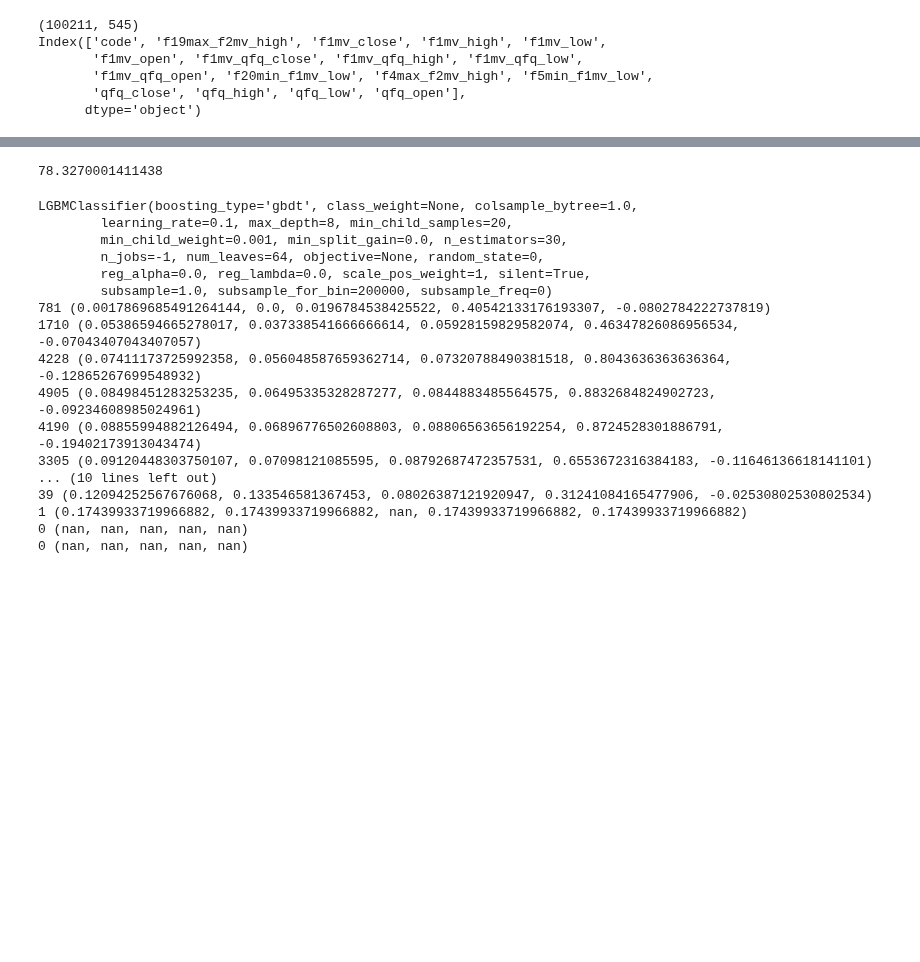
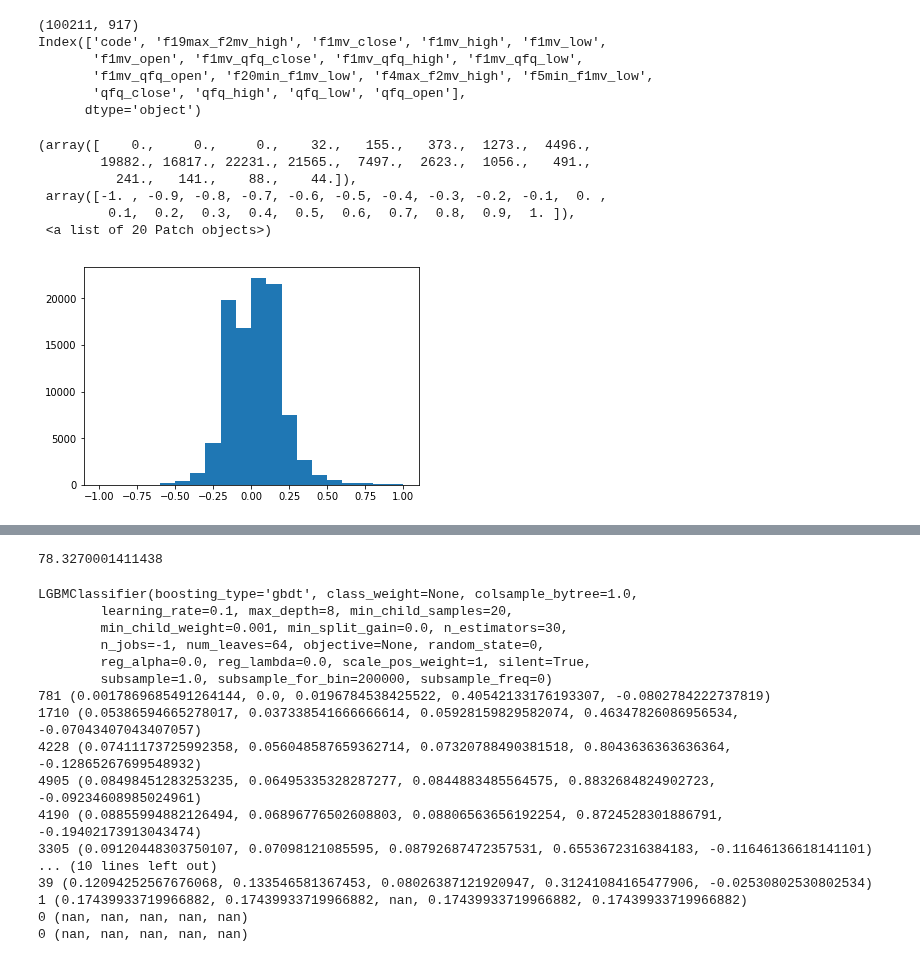
Before and after one commit to Bantorra0/Quant, a Jupyter notebook: test_clf.ipynb, the cells around one changed output, grey strips where cells are left out. Saved outputs shown, nothing was run; the diff lists cells and outputs as text; code cells hidden in the pictures; blank space fills up the shorter version.

```diff
--- a/test_clf.ipynb
+++ b/test_clf.ipynb
@@ -85,13 +85,21 @@ mean: -0.03967930902813974 median: -0.027656477438136817 std: 0.0419021171730216
 # %%
 print(X.shape)
 print(df_all.columns.difference(X.columns))
+plt.hist(Y["y_l"].dropna(),bins=np.arange(-10,11)*0.1)
 # %% [output]
-(100211, 545)
+(100211, 917)
 Index(['code', 'f19max_f2mv_high', 'f1mv_close', 'f1mv_high', 'f1mv_low',
        'f1mv_open', 'f1mv_qfq_close', 'f1mv_qfq_high', 'f1mv_qfq_low',
        'f1mv_qfq_open', 'f20min_f1mv_low', 'f4max_f2mv_high', 'f5min_f1mv_low',
        'qfq_close', 'qfq_high', 'qfq_low', 'qfq_open'],
       dtype='object')
+(array([    0.,     0.,     0.,    32.,   155.,   373.,  1273.,  4496.,
+        19882., 16817., 22231., 21565.,  7497.,  2623.,  1056.,   491.,
+          241.,   141.,    88.,    44.]),
+ array([-1. , -0.9, -0.8, -0.7, -0.6, -0.5, -0.4, -0.3, -0.2, -0.1,  0. ,
+         0.1,  0.2,  0.3,  0.4,  0.5,  0.6,  0.7,  0.8,  0.9,  1. ]),
+ <a list of 20 Patch objects>)
+[figure, added]
 # %%
 # Y is contiguous.
 for col in Y.columns:
```
Also changed, not shown: parts of 7 cells of this notebook, 3 other files.
